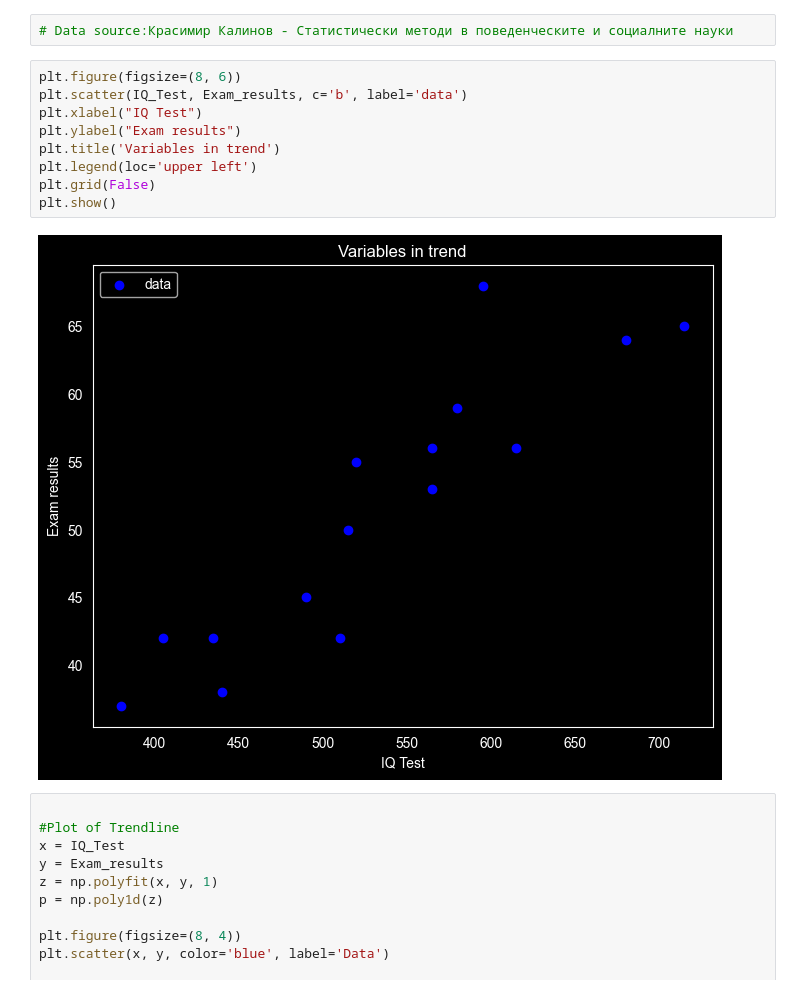
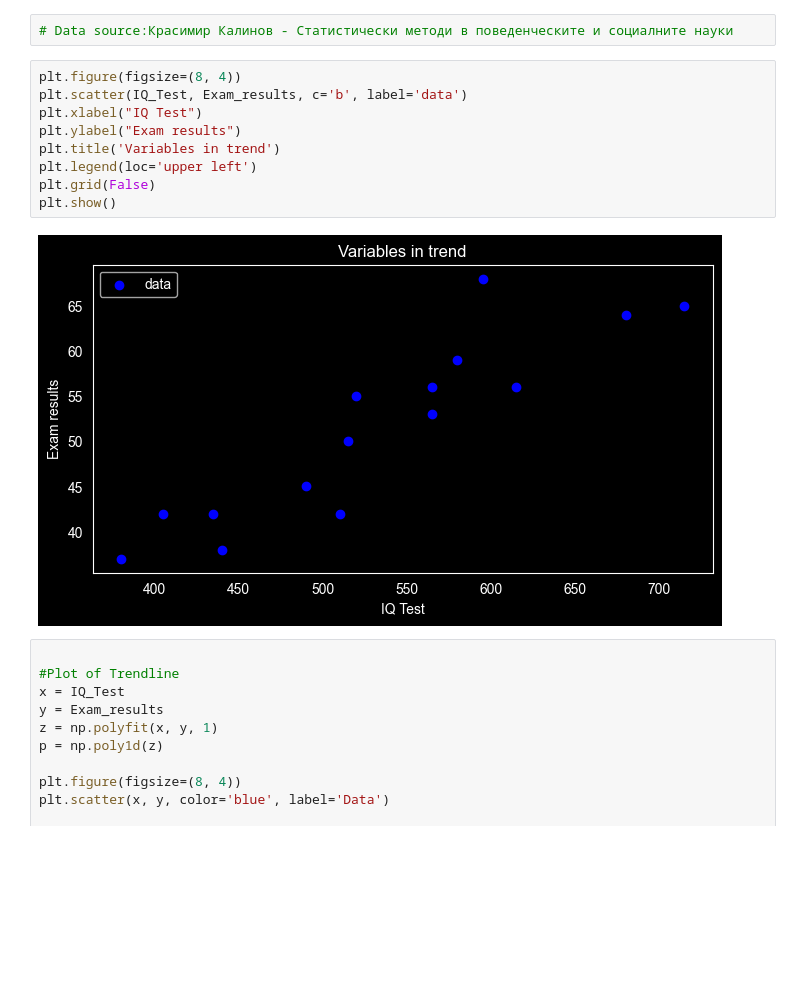
Before and after one commit to Victor-Mechkarov/V-Mechkarov, a Jupyter notebook: Jupyter_Project_Files/Correlation and Linear Regression.ipynb, the cells around one changed output. Cells and saved outputs as stored; diff of their text form; blank space fills up the shorter version.

```diff
--- a/Jupyter_Project_Files/Correlation and Linear Regression.ipynb
+++ b/Jupyter_Project_Files/Correlation and Linear Regression.ipynb
@@ -36,16 +36,16 @@ Exam_results = [68, 55, 65, 42, 64, 45, 56, 59, 56, 42, 38, 50, 37, 42, 53]
 # %%
 # Data source:Красимир Калинов - Статистически методи в поведенческите и социалните науки
 # %%
-plt.figure(figsize=(8, 6))
+plt.figure(figsize=(8, 4))
 plt.scatter(IQ_Test, Exam_results, c='b', label='data')
 plt.xlabel("IQ Test")
 plt.ylabel("Exam results")
 plt.title('Variables in trend')
 plt.legend(loc='upper left')
 plt.grid(False)
 plt.show()
 # %% [output]
-[figure, old version]
+[figure, new version]
 # %%
 
 #Plot of Trendline
```
Also changed, not shown: parts of 4 cells of this notebook.
